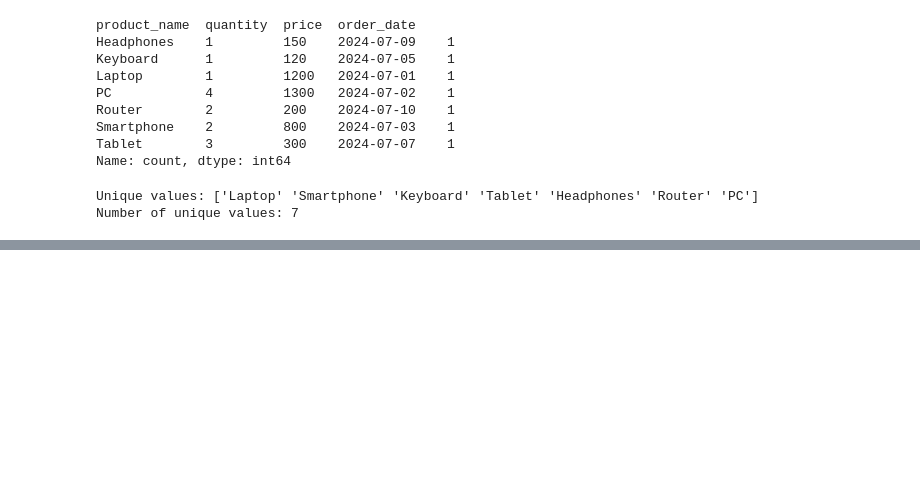
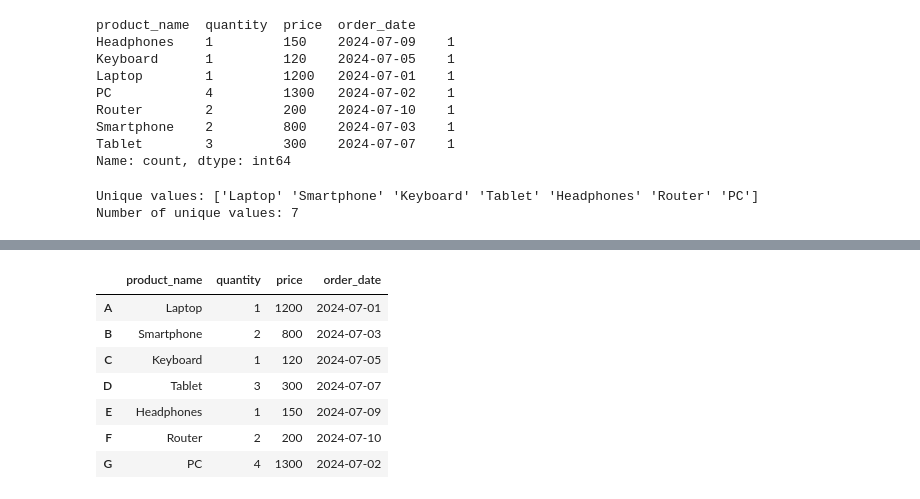
Before and after one commit to maxkatkalov/colabs, a Jupyter notebook: pands_tasks.ipynb, the cells around one changed output, grey strips where cells are left out. Drawn from its saved outputs; the diff is of its cells as text; code cells hidden in the pictures; blank space fills up the shorter version.

```diff
--- a/pands_tasks.ipynb
+++ b/pands_tasks.ipynb
@@ -326,0 +433,13 @@ usd_data.head()
+# %%
+sales_info.index = ['A', 'B', 'C', 'D', 'E', 'F', 'G']
+# %%
+sales_info
+# %% [output]
+|  | product_name | quantity | price | order_date |
+| A | Laptop | 1 | 1200 | 2024-07-01 |
+| B | Smartphone | 2 | 800 | 2024-07-03 |
+| C | Keyboard | 1 | 120 | 2024-07-05 |
+| D | Tablet | 3 | 300 | 2024-07-07 |
+| E | Headphones | 1 | 150 | 2024-07-09 |
+| F | Router | 2 | 200 | 2024-07-10 |
+| G | PC | 4 | 1300 | 2024-07-02 |
```
Also changed, not shown: parts of 47 cells of this notebook, 1 other file.
